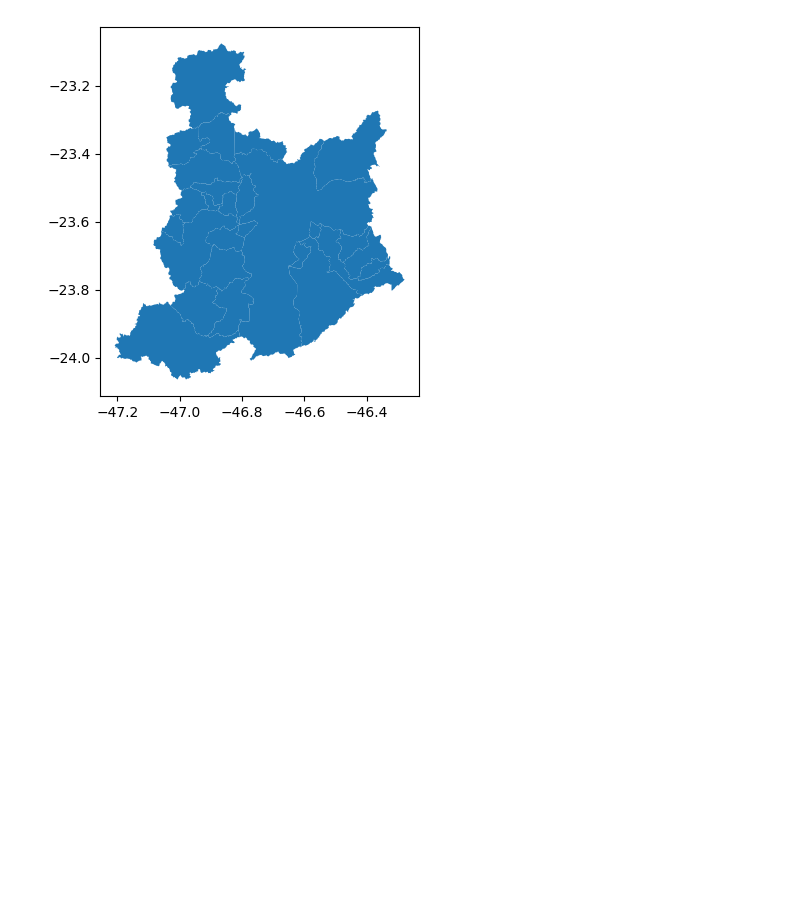
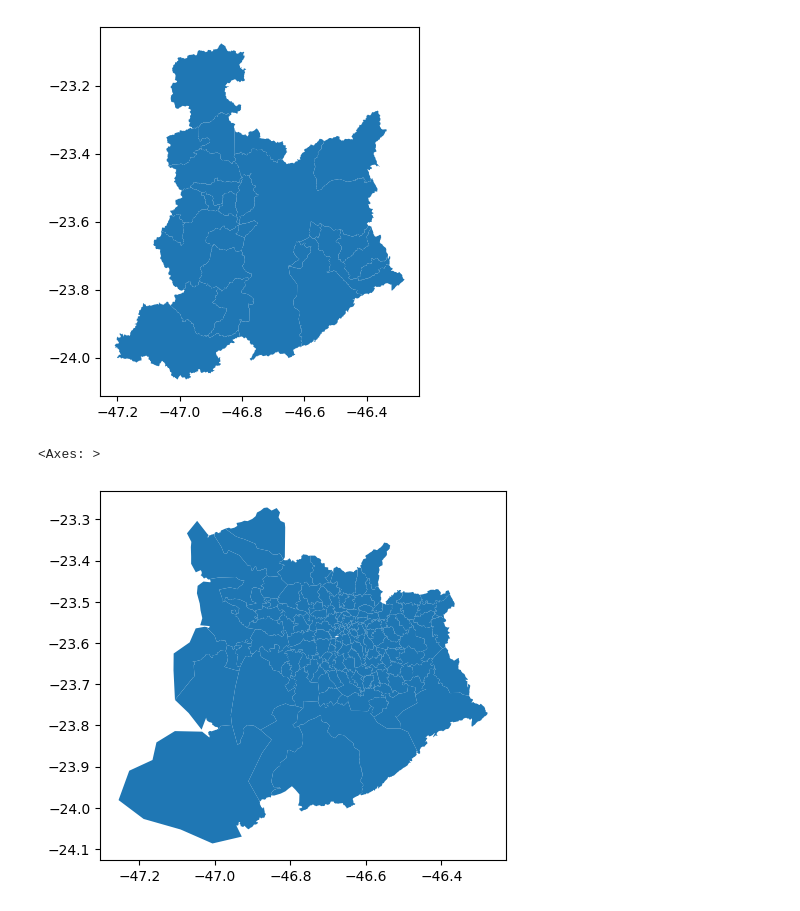
Before and after one commit to joaovalves1104/CEAMAZON-ENEL, a Jupyter notebook: load_thermic_map.ipynb, the cells around one changed output. Cells and saved outputs as stored; diff of their text form; code cells hidden in the pictures; blank space fills up the shorter version.

```diff
--- a/load_thermic_map.ipynb
+++ b/load_thermic_map.ipynb
@@ -119,5 +128,10 @@ mapa_geracao.plot()
 # %% [output]
 <Axes: >
 [figure]
+# %%
+conj_geracao.plot()
+# %% [output]
+<Axes: >
+[figure, added]
 # %%
 fig, ax = plt.subplots(1, 1)
```
Also changed, not shown: parts of 5 cells of this notebook.
